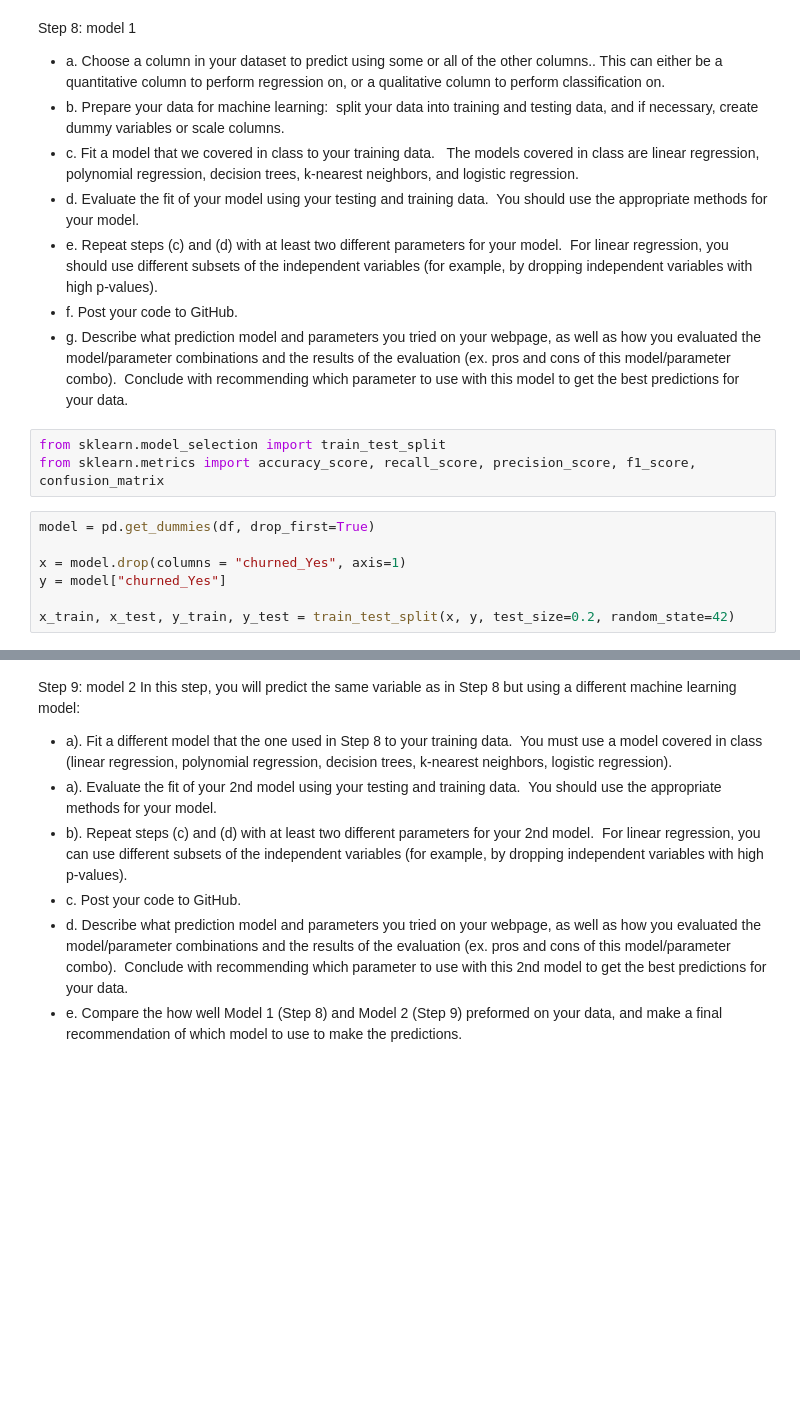
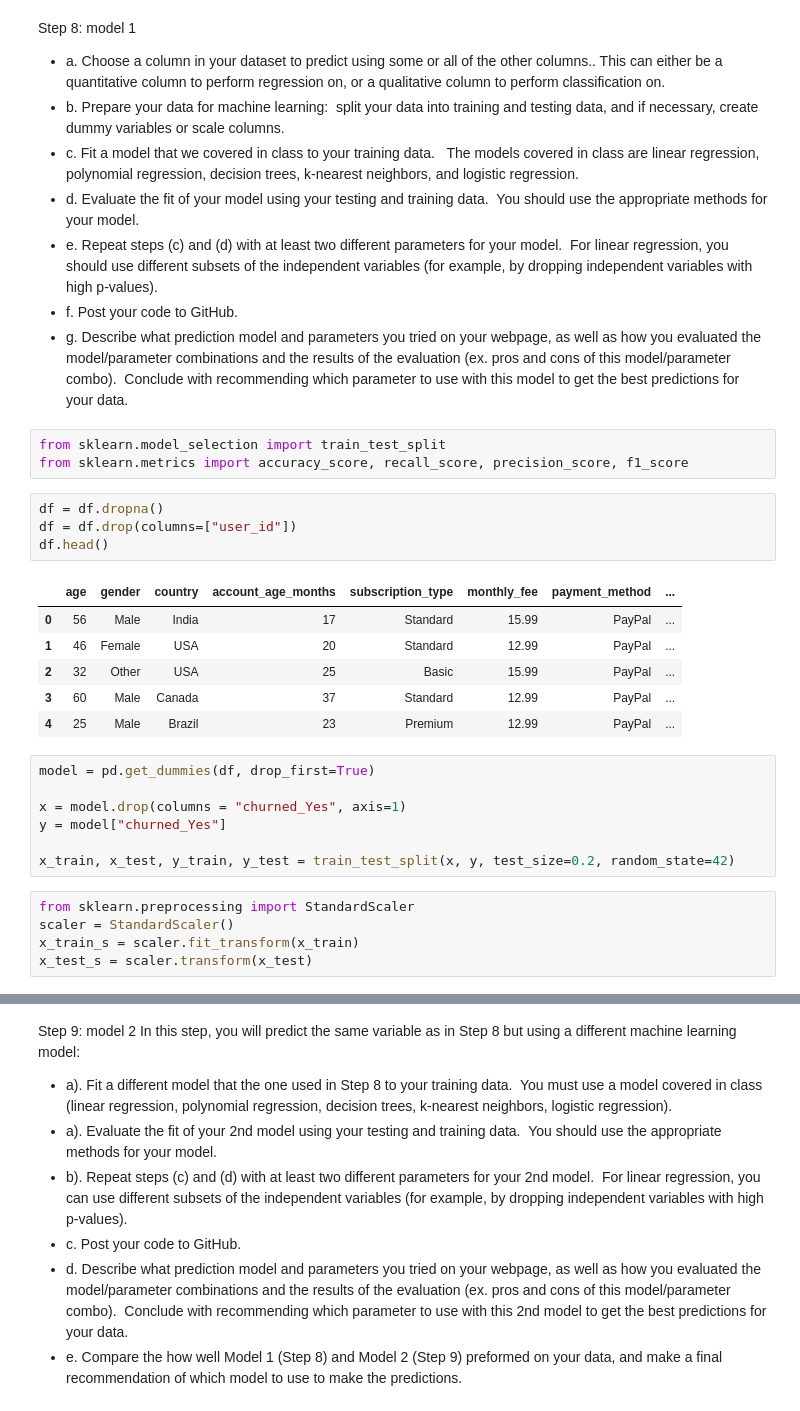
Before and after one commit to daiana-o/DS-Milestone-1-Project, a Jupyter notebook: Daiana_Project1_Milestone2_Data_Science.ipynb, the cells around one changed output, grey strips where cells are left out. Cells and saved outputs as stored; diff of their text form; blank space fills up the shorter version.

```diff
--- a/Daiana_Project1_Milestone2_Data_Science.ipynb
+++ b/Daiana_Project1_Milestone2_Data_Science.ipynb
@@ -59,7 +59,18 @@ Step 8: model 1
 + g. Describe what prediction model and parameters you tried on your webpage, as well as how you evaluated the model/parameter combinations and the results of the evaluation (ex. pros and cons of this model/parameter combo).  Conclude with recommending which parameter to use with this model to get the best predictions for your data.
 # %%
 from sklearn.model_selection import train_test_split
-from sklearn.metrics import accuracy_score, recall_score, precision_score, f1_score, confusion_matrix
+from sklearn.metrics import accuracy_score, recall_score, precision_score, f1_score
+# %%
+df = df.dropna()
+df = df.drop(columns=["user_id"])
+df.head()
+# %% [output]
+|  | age | gender | country | account_age_months | subscription_type | monthly_fee | payment_method | ... |
+| 0 | 56 | Male | India | 17 | Standard | 15.99 | PayPal | ... |
+| 1 | 46 | Female | USA | 20 | Standard | 12.99 | PayPal | ... |
+| 2 | 32 | Other | USA | 25 | Basic | 15.99 | PayPal | ... |
+| 3 | 60 | Male | Canada | 37 | Standard | 12.99 | PayPal | ... |
+| 4 | 25 | Male | Brazil | 23 | Premium | 12.99 | PayPal | ... |
 # %%
 model = pd.get_dummies(df, drop_first=True)
 
@@ -67,6 +78,11 @@ x = model.drop(columns = "churned_Yes", axis=1)
 y = model["churned_Yes"]
 
 x_train, x_test, y_train, y_test = train_test_split(x, y, test_size=0.2, random_state=42)
+# %%
+from sklearn.preprocessing import StandardScaler
+scaler = StandardScaler()
+x_train_s = scaler.fit_transform(x_train)
+x_test_s = scaler.transform(x_test)
 # %%
 model.columns
 # %% [output]
```
Also changed, not shown: parts of 19 cells of this notebook.
